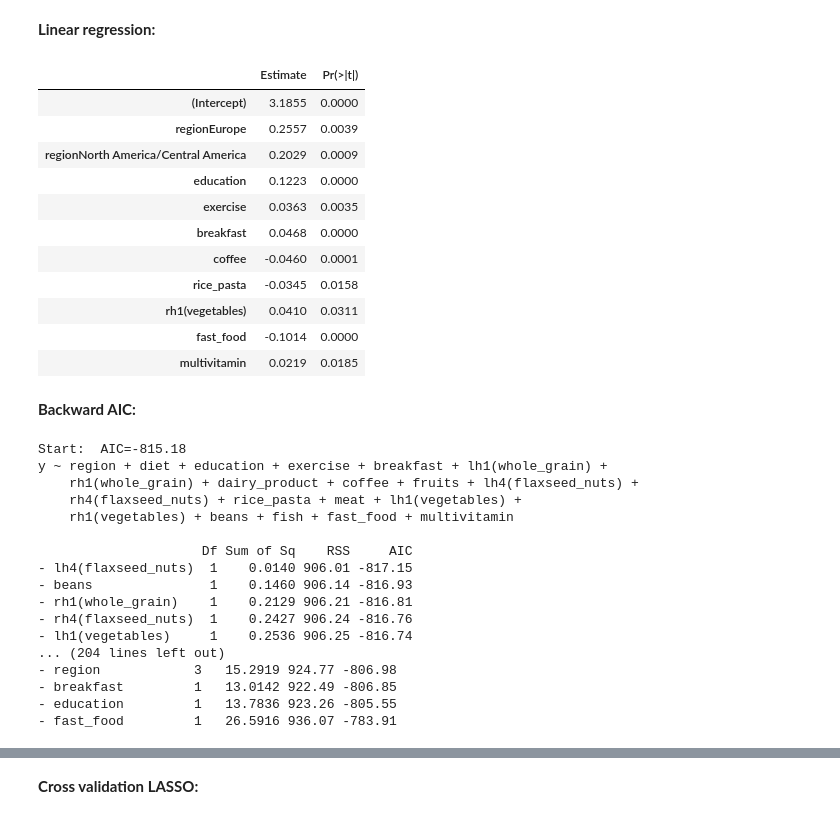
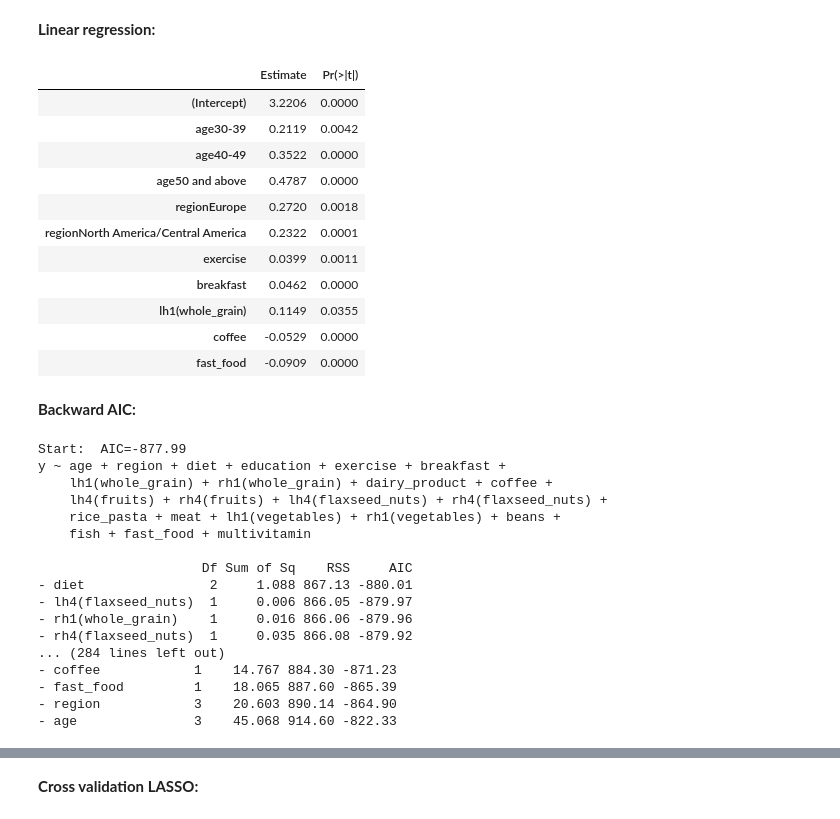
Before and after one commit to LimboRift/Diet, a Jupyter notebook: Diet.ipynb, the cells around one changed output, grey strips where cells are left out. Cells and saved outputs as stored; diff of their text form; code cells hidden in the pictures.

```diff
--- a/Diet.ipynb
+++ b/Diet.ipynb
@@ -99,7 +118,6 @@ for (i in 1:length(data)) {
 dim(data)[1]
 
 #Remove observations with N/A
-data =
 data = na.omit(data)
 
 #Remove, combine and rename
@@ -919,43 +947,43 @@ round(summary(lmod_lasso_old)$coef[which(summary(lmod_lasso_old)$coef[,4] <= .05
 # %% [markdown]
 <b> Linear regression:
 # %%
-lmodf_1 = lm(y~region+diet+education+exercise+breakfast+lh1(whole_grain)+rh1(whole_grain)+dairy_product+coffee+
+lmodf_1 = lm(y~age+region+diet+education+exercise+breakfast+lh1(whole_grain)+rh1(whole_grain)+dairy_product+coffee+
            lh4(fruits) + rh4(fruits)+lh4(flaxseed_nuts)+rh4(flaxseed_nuts)+rice_pasta+meat+lh1(vegetables)+rh1(vegetables)+beans+fish+fast_food
            +multivitamin, data = df_f)
 round(summary(lmodf_1)$coef[which(summary(lmodf_1)$coef[,4] <= .05),c(1,4)],4)
 # %% [output]
 |  | Estimate | Pr(>|t|) |
-| (Intercept) | 3.1855 | 0.0000 |
-| regionEurope | 0.2557 | 0.0039 |
-| regionNorth America/Central America | 0.2029 | 0.0009 |
-| education | 0.1223 | 0.0000 |
-| exercise | 0.0363 | 0.0035 |
-| breakfast | 0.0468 | 0.0000 |
-| coffee | -0.0460 | 0.0001 |
-| rice_pasta | -0.0345 | 0.0158 |
-| rh1(vegetables) | 0.0410 | 0.0311 |
-| fast_food | -0.1014 | 0.0000 |
-| multivitamin | 0.0219 | 0.0185 |
+| (Intercept) | 3.2206 | 0.0000 |
+| age30-39 | 0.2119 | 0.0042 |
+| age40-49 | 0.3522 | 0.0000 |
+| age50 and above | 0.4787 | 0.0000 |
+| regionEurope | 0.2720 | 0.0018 |
+| regionNorth America/Central America | 0.2322 | 0.0001 |
+| exercise | 0.0399 | 0.0011 |
+| breakfast | 0.0462 | 0.0000 |
+| lh1(whole_grain) | 0.1149 | 0.0355 |
+| coffee | -0.0529 | 0.0000 |
+| fast_food | -0.0909 | 0.0000 |
 # %% [markdown]
 <b> Backward AIC:
 # %%
 baicf = stepAIC(lmodf_1, direction = 'backward')
 # %% [output]
-Start:  AIC=-815.18
-y ~ region + diet + education + exercise + breakfast + lh1(whole_grain) +
-    rh1(whole_grain) + dairy_product + coffee + fruits + lh4(flaxseed_nuts) +
-    rh4(flaxseed_nuts) + rice_pasta + meat + lh1(vegetables) +
-    rh1(vegetables) + beans + fish + fast_food + multivitamin
+Start:  AIC=-877.99
+y ~ age + region + diet + education + exercise + breakfast +
+    lh1(whole_grain) + rh1(whole_grain) + dairy_product + coffee +
+    lh4(fruits) + rh4(fruits) + lh4(flaxseed_nuts) + rh4(flaxseed_nuts) +
+    rice_pasta + meat + lh1(vegetables) + rh1(vegetables) + beans +
+    fish + fast_food + multivitamin
 
                      Df Sum of Sq    RSS     AIC
-- lh4(flaxseed_nuts)  1    0.0140 906.01 -817.15
-- beans               1    0.1460 906.14 -816.93
-- rh1(whole_grain)    1    0.2129 906.21 -816.81
-- rh4(flaxseed_nuts)  1    0.2427 906.24 -816.76
-- lh1(vegetables)     1    0.2536 906.25 -816.74
-... (204 lines left out)
-- region            3   15.2919 924.77 -806.98
-- breakfast         1   13.0142 922.49 -806.85
-- education         1   13.7836 923.26 -805.55
-- fast_food         1   26.5916 936.07 -783.91
+- diet                2     1.088 867.13 -880.01
+- lh4(flaxseed_nuts)  1     0.006 866.05 -879.97
+- rh1(whole_grain)    1     0.016 866.06 -879.96
+- rh4(flaxseed_nuts)  1     0.035 866.08 -879.92
+... (284 lines left out)
+- coffee            1    14.767 884.30 -871.23
+- fast_food         1    18.065 887.60 -865.39
+- region            3    20.603 890.14 -864.90
+- age               3    45.068 914.60 -822.33
 # %%
```
Also changed, not shown: parts of 11 cells of this notebook, 17 other files.
